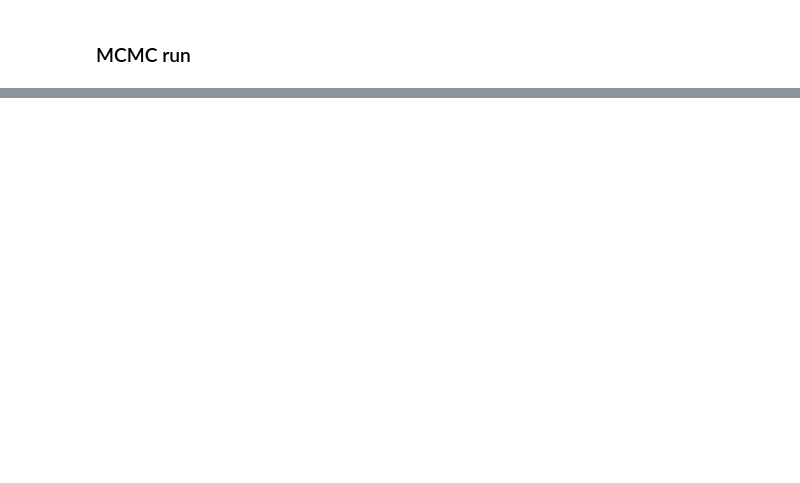
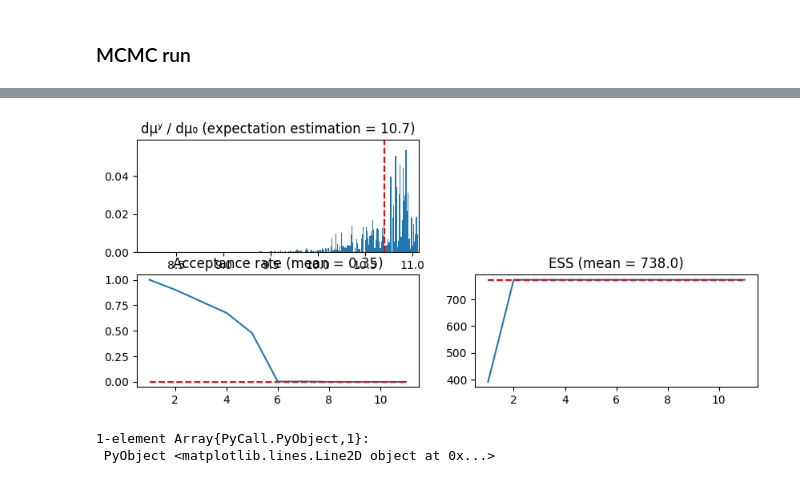
Before and after one commit to matthieubulte/smc, a Jupyter notebook: code/Flat model.ipynb, the cells around one changed output, grey strips where cells are left out. Cells and saved outputs as stored; diff of their text form; code cells hidden in the pictures; blank space fills up the shorter version.

```diff
--- a/code/Flat model.ipynb
+++ b/code/Flat model.ipynb
@@ -143,0 +147,71 @@ LoadError: UndefVarError: posterior_intersections not defined
+# %%
+# function SequentialMonteCarlo(X₀, p, γ; μ=0.1)
+# @everywhere loglikelihood = (k, n, g) ->
+
+srand(42)
+
+
+function SequentialMonteCarlo(X₀, p, lhood; μ=0.1)
+    # initialization
+    N,d = size(X₀)
+    w = MvNormal(μ^2 * eye(d))
+
+    X = SharedArray{Float64}(X₀)
+    dX = zeros(X₀)
+
+    W = ones(N)/N
+    Wₙ = SharedArray{Float64}(N)
+
+    acceptance_rate = ones(p) ./ N
+    ess = zeros(p)
+
+    S = 1
+
+    # initialize
+    @sync @parallel for i=1:N
+        Wₙ[i] = lhood(1, X[i,:])
+    end
+
+    Z = vecdot(W, Wₙ)
+    W = W.*Wₙ / vecdot(W, Wₙ)
+
+    for n = 1:p
+        # update
+        dX = rand(w, N)'
+        acceptance_rate[n] *= @sync @parallel (+) for i=1:N
+            xₙ = X[i,:] + dX[i,:]
+            wₙ = lhood(n, xₙ)
+
+            accepted = 0
+            if rand() < min(1, wₙ / W[i])
+                Wₙ[i] = Wₙ[i]*wₙ
+                X[i,:] = xₙ
+                accepted = 1
+            end
+            accepted
+        end
+        # normalize weights
+        W = Wₙ / sum(Wₙ)
+
+        # resample
+        ess[n] = 1 / vecdot(W,W)
+        if ess[n] < N/2
+            perm = rand(Categorical(W), N)
+            X = X[perm, :]
+            Wₙ = Wₙ[perm]
+            W = ones(N)/N
+        end
+    end
+
+    W,X,acceptance_rate,ess
+end
+
+N = 1000
+X₀ = reshape(rand(prior, N), N, 1)
+
+outs = SequentialMonteCarlo(X₀, 11, (n, g) -> exp(-loglikelihood(1, n, g[1])), μ=0.05)
+plotSMC(outs)
+# %% [output]
+[figure, added]
+1-element Array{PyCall.PyObject,1}:
+ PyObject <matplotlib.lines.Line2D object at 0x...>
```
Also changed, not shown: parts of 6 cells of this notebook, 14 other files.
